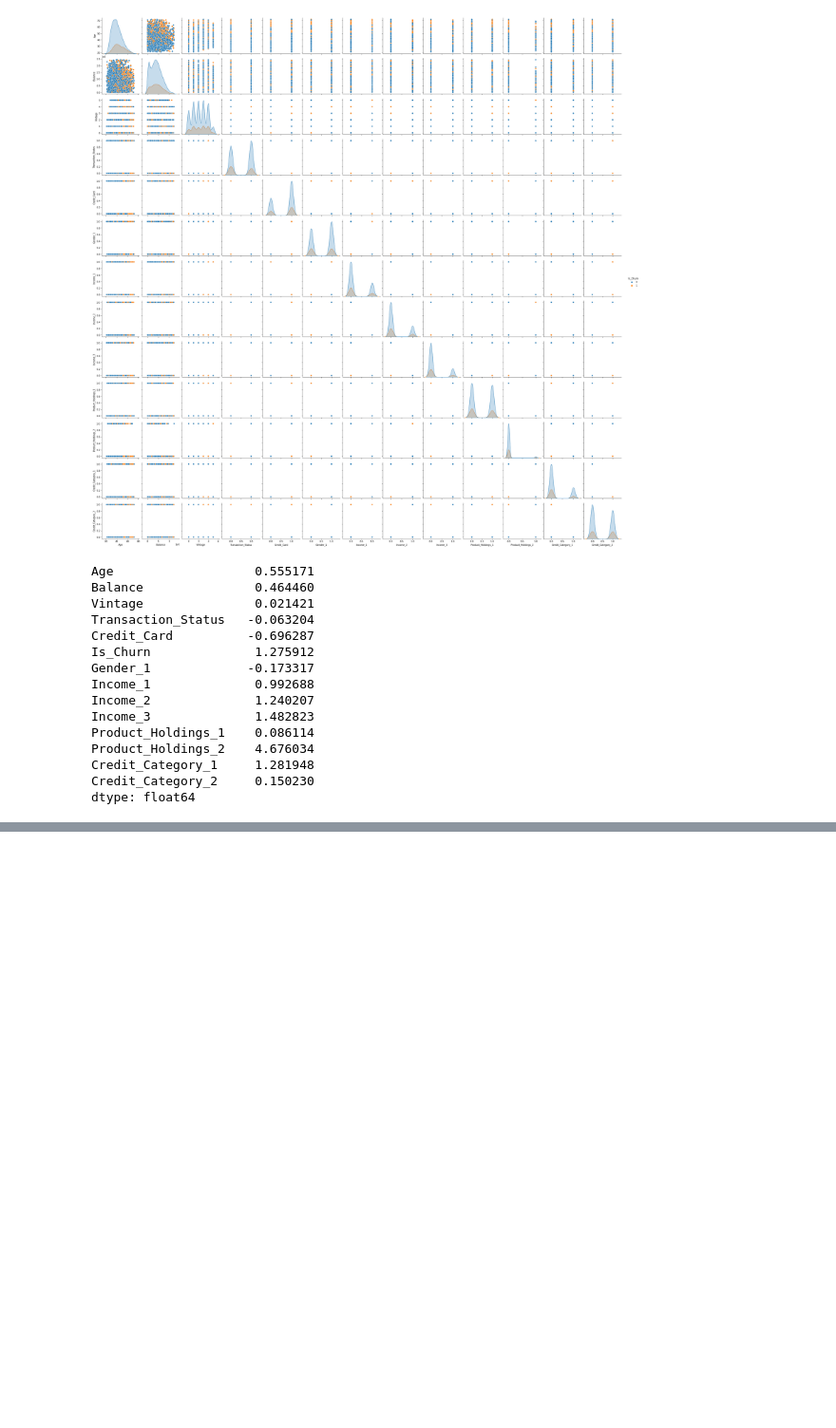
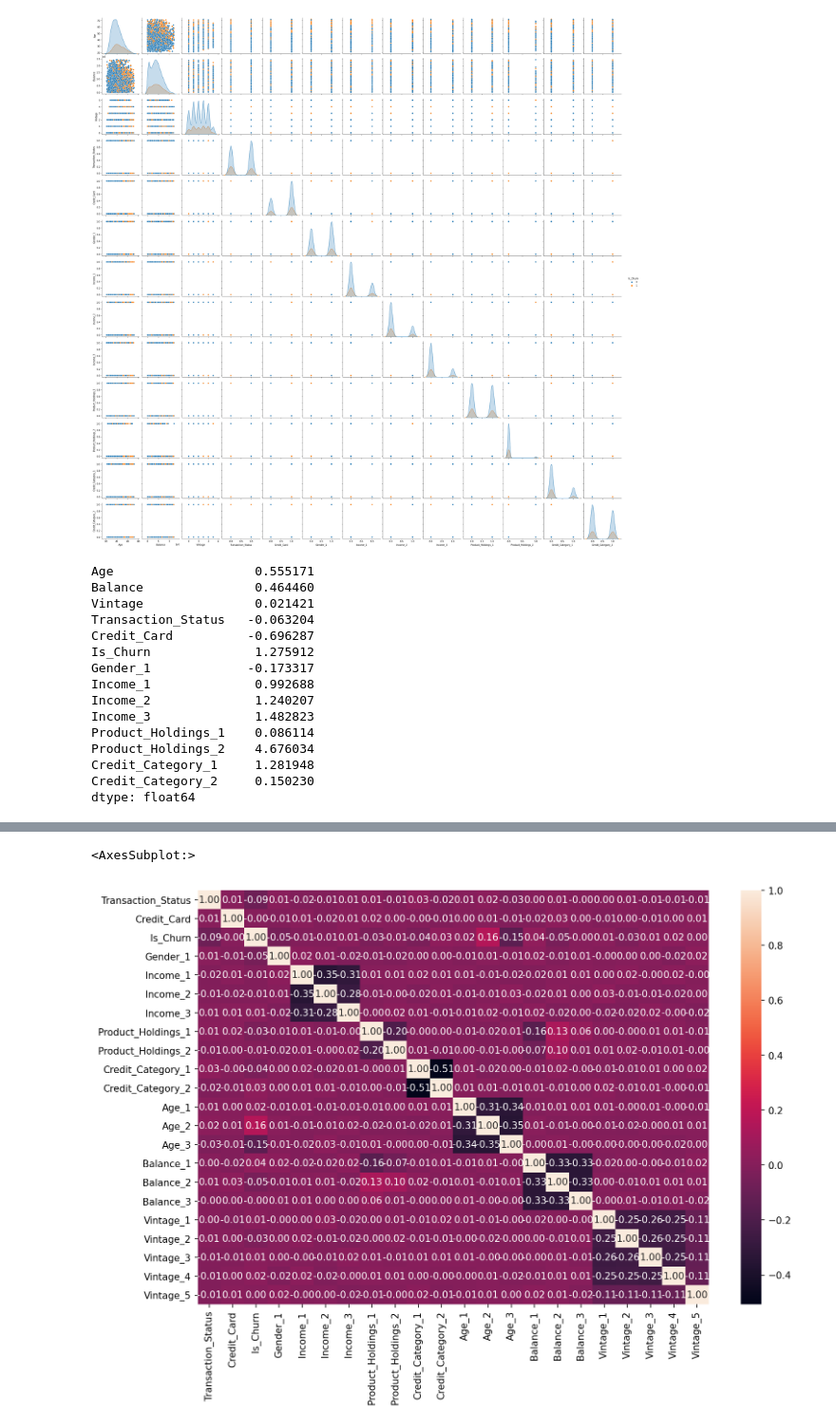
Before and after one commit to mukeshmk7/customer-churn_prediction, a Jupyter notebook: churn_prediction.ipynb, the cells around one changed output, grey strips where cells are left out. Shown at 95% size. Drawn from its saved outputs; the diff is of its cells as text; code cells hidden in the pictures; blank space fills up the shorter version.

```diff
--- a/churn_prediction.ipynb
+++ b/churn_prediction.ipynb
@@ -184,0 +232,5 @@ dtype: float64
+# %%
+df['Age'] = df['Age'].astype('category')
+df['Age'] = df['Age'].cat.codes
+df = pd.get_dummies(df, columns=['Age'], drop_first=True)
+df.head()
@@ -184,0 +256,5 @@ dtype: float64
+# %%
+balance_cond = [(df['Balance'].between(df['Balance'].min(), np.percentile(df['Balance'], 25))), (df['Balance'].between(np.percentile(df['Balance'], 25), np.percentile(df['Balance'], 50))), (df['Balance'].between(np.percentile(df['Balance'], 50), np.percentile(df['Balance'], 75))), (df['Balance'].between(np.percentile(df['Balance'], 75), df['Balance'].max()))]
+balance_labels = ['low', 'mid', 'high', 'huge']
+df['Balance'] = np.select(balance_cond, balance_labels)
+df.head()
@@ -184,0 +268,5 @@ dtype: float64
+# %%
+df['Balance'] = df['Balance'].astype('category')
+df['Balance'] = df['Balance'].cat.codes
+df = pd.get_dummies(df, columns=['Balance'], drop_first=True)
+df.head()
@@ -184,0 +280,5 @@ dtype: float64
+# %%
+df['Vintage'] = df['Vintage'].astype('category')
+df['Vintage'] = df['Vintage'].cat.codes
+df = pd.get_dummies(df, columns=['Vintage'], drop_first=True)
+df.head()
@@ -184,0 +293,6 @@ dtype: float64
+# %%
+plt.figure(figsize=(12, 8), dpi=150)
+sns.heatmap(df.corr(), annot=True, fmt='.2f')
+# %% [output]
+<AxesSubplot:>
+[figure, added]
```
Also changed, not shown: parts of 79 cells of this notebook.
